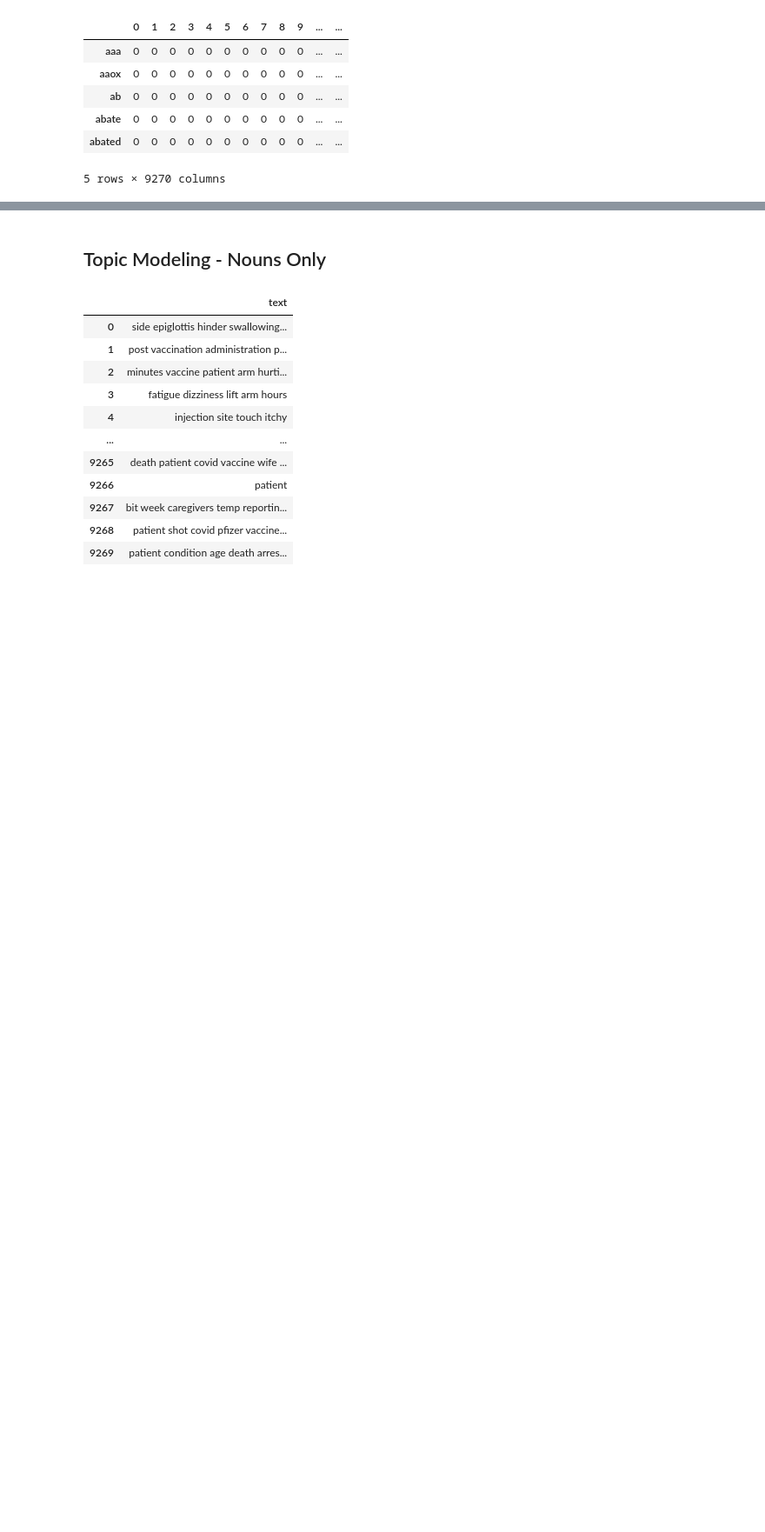
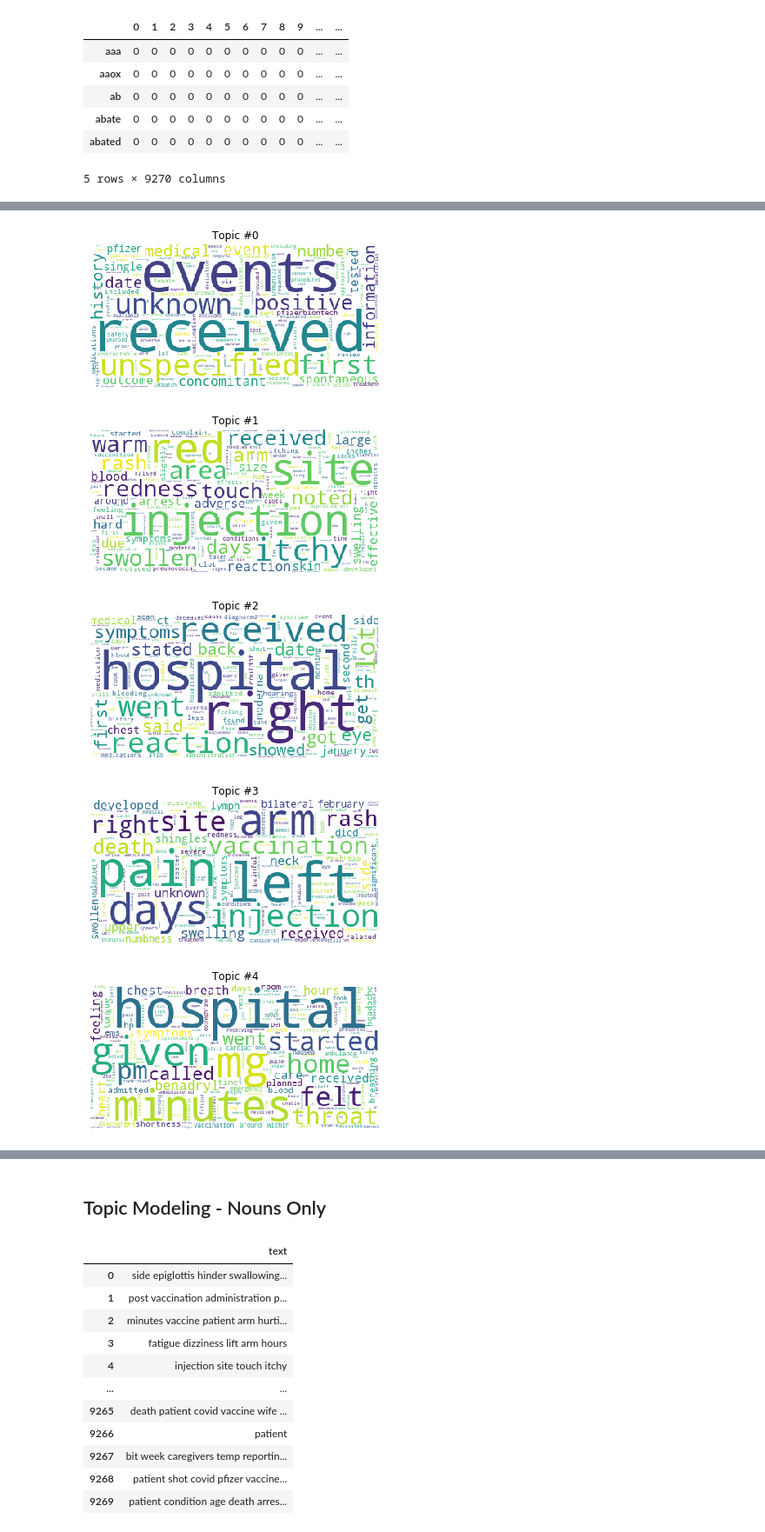
Before and after one commit to GabriSartor/babd_ml_assignments, a Jupyter notebook: 02_ORSENIGO_CLUSTERING/6_B_TopicModelingClustering_Symptoms.ipynb, the cells around one changed output, grey strips where cells are left out. Shown at 87% size. Saved outputs shown, nothing was run; the diff lists cells and outputs as text; code cells hidden in the pictures; blank space fills up the shorter version.

```diff
--- a/02_ORSENIGO_CLUSTERING/6_B_TopicModelingClustering_Symptoms.ipynb
+++ b/02_ORSENIGO_CLUSTERING/6_B_TopicModelingClustering_Symptoms.ipynb
@@ -242,0 +243,13 @@ lda.print_topics()
+# %%
+for t in range(lda.num_topics):
+    plt.figure()
+    plt.imshow(WordCloud(background_color='white').fit_words(dict(lda.show_topic(t, 200))))
+    plt.axis("off")
+    plt.title("Topic #" + str(t))
+    plt.show()
+# %% [output]
+[figure, added]
+[figure, added]
+[figure, added]
+[figure, added]
+[figure, added]
```
Also changed, not shown: parts of 11 cells of this notebook.
